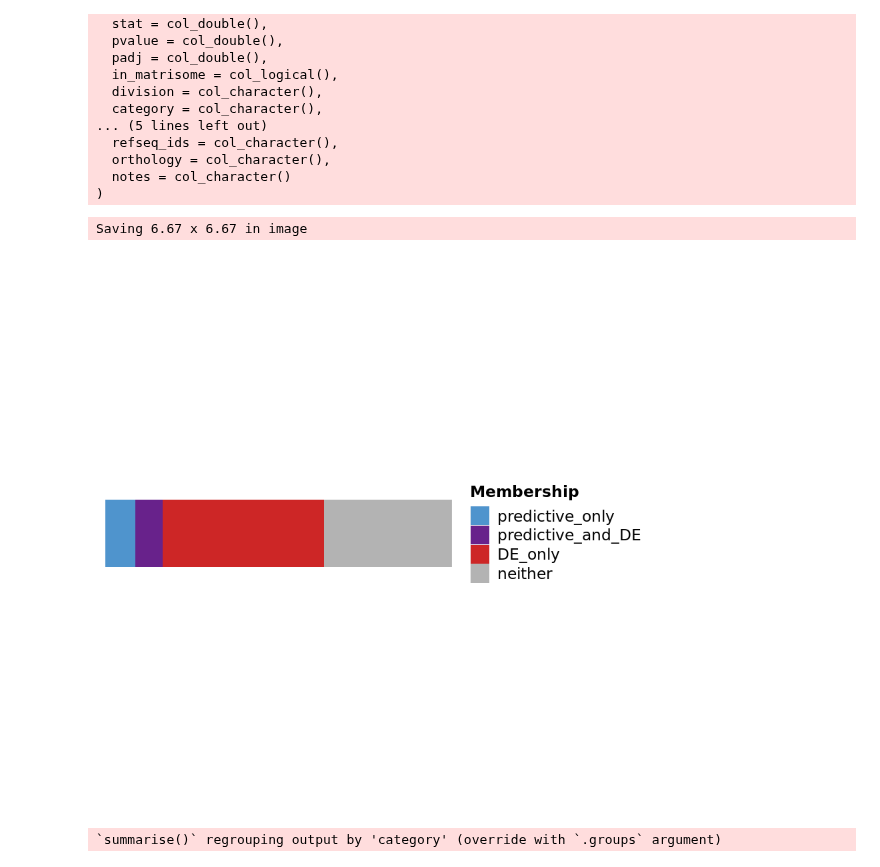
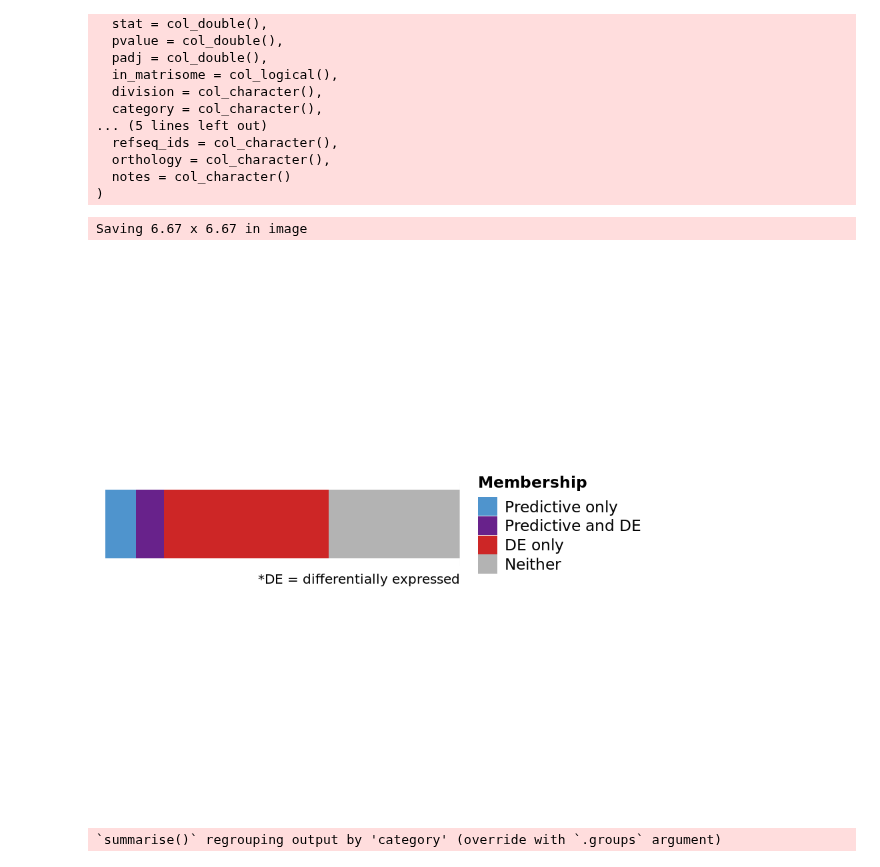
Before and after one commit to fogg-lab/characterizing-ecm-transcriptome-of-endometriosis, a Jupyter notebook: exploratory_analysis/predictive_DE_vis.ipynb, the cells around one changed output. Drawn from its saved outputs; the diff is of its cells as text; code cells hidden in the pictures.

```diff
--- a/exploratory_analysis/predictive_DE_vis.ipynb
+++ b/exploratory_analysis/predictive_DE_vis.ipynb
@@ -96,23 +96,28 @@ hm_pivot_df <- hm_df %>%
 # %%
 ggplot() +
     geom_tile(aes(y = dummy, x = reorder(geneID, membership_num), fill = membership), data = hm_pivot_df, width = 1.2) +
-    scale_fill_manual(name = "Membership", values = c("steelblue3", "darkorchid4", "firebrick3", "gray70")) +
+    scale_fill_manual(name = "Membership",
+                      labels = c("Predictive only", "Predictive and DE", "DE only", "Neither"),
+                      values = c("steelblue3", "darkorchid4", "firebrick3", "gray70")
+    ) +
+    labs(caption = "*DE = differentially expressed") +
     theme(
         axis.title.x = element_blank(),
         axis.text.x = element_blank(),
         axis.ticks.x = element_blank(),
         axis.title.y = element_blank(),
         axis.text.y = element_blank(),
         axis.ticks.y = element_blank(),
 #         legend.position = "bottom",
         legend.title = element_text(size = 14, face = "bold"),
-        legend.text = element_text(size = 14)
+        legend.text = element_text(size = 14),
+        plot.caption = element_text(size = 12)
     ) +
     coord_equal(ratio = 200)
 ggsave(paste0(dirs$figures_dir, "/", unified_dsets[i], "_matrisome_DEG_predictive_horizontal_hm.png"), last_plot())
 # %% [output]
 Saving 6.67 x 6.67 in image
-[figure, old version]
+[figure, new version]
 # %%
 bp_pivot_df <- hm_df %>%
     pivot_longer(cols = DE_only:neither, names_to = "membership") %>%
```
Also changed, not shown: parts of 2 cells of this notebook, 1 other file.
